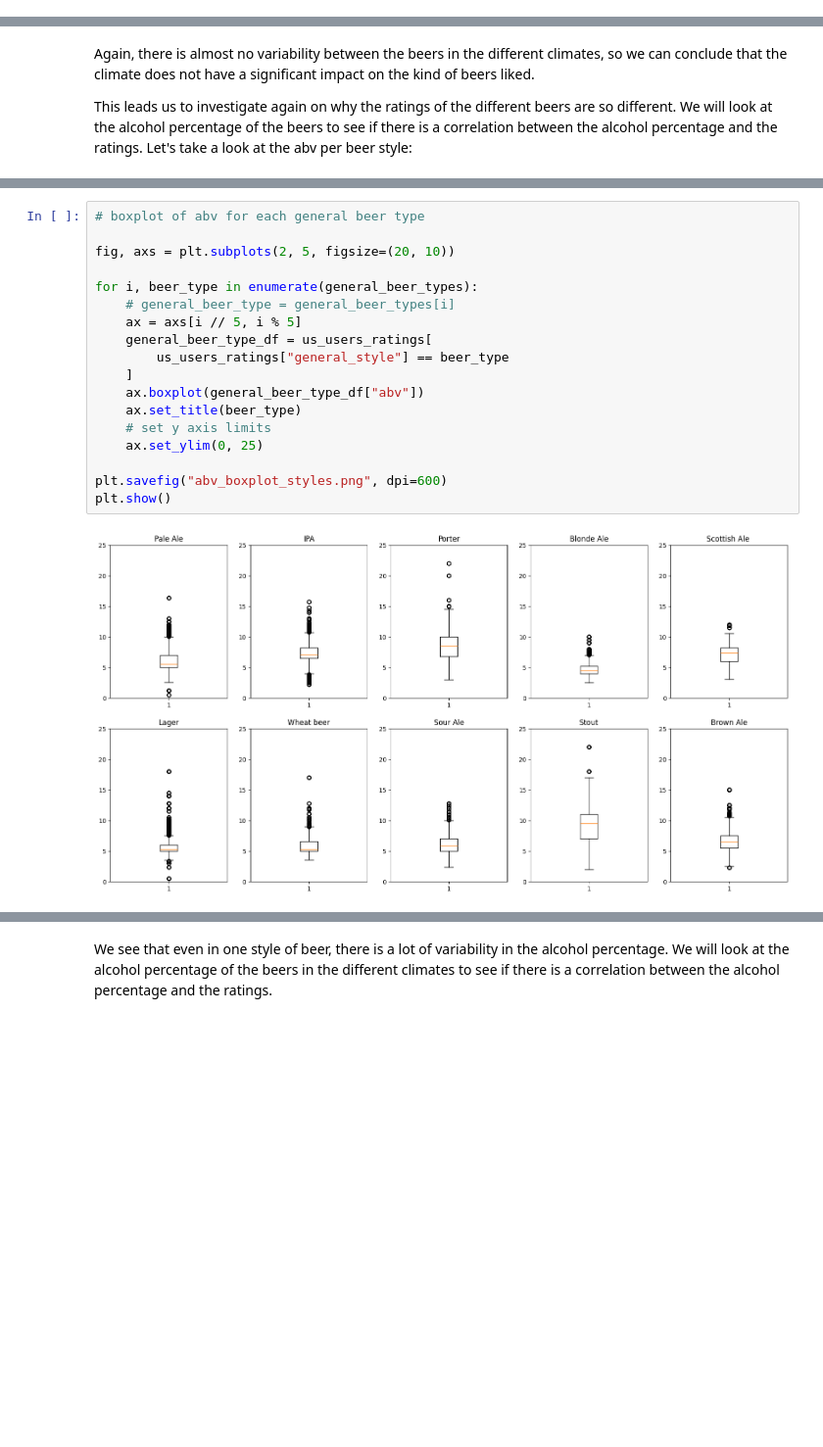
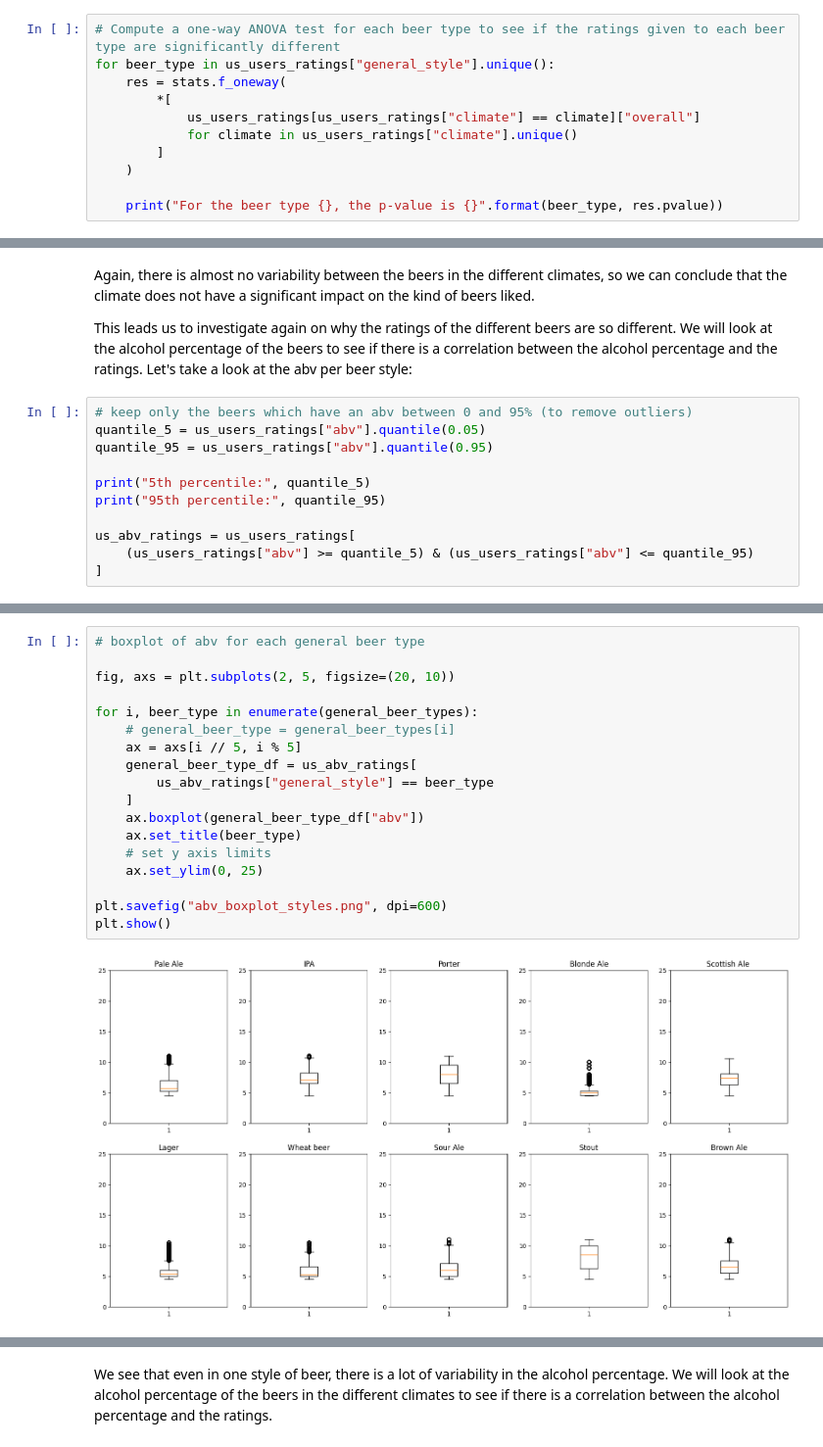
Before and after one commit to epfl-ada/ada-2023-project-riskybiscuits, a Jupyter notebook: styles_analysis.ipynb, the cells around one changed output, grey strips where cells are left out. Shown at 98% size. Saved outputs shown, nothing was run; the diff lists cells and outputs as text; blank space fills up the shorter version.

Commit message:
Added the best graph

```diff
--- a/styles_analysis.ipynb
+++ b/styles_analysis.ipynb
@@ -366,3 +366,14 @@ plt.tight_layout()
 plt.show()
 # %% [output]
 [figure]
+# %%
+# Compute a one-way ANOVA test for each beer type to see if the ratings given to each beer type are significantly different
+for beer_type in us_users_ratings["general_style"].unique():
+    res = stats.f_oneway(
+        *[
+            us_users_ratings[us_users_ratings["climate"] == climate]["overall"]
+            for climate in us_users_ratings["climate"].unique()
+        ]
+    )
+
+    print("For the beer type {}, the p-value is {}".format(beer_type, res.pvalue))
@@ -676,3 +766,14 @@ display(amount_reviews_per_climate_temperature)
 Again, there is almost no variability between the beers in the different climates, so we can conclude that the climate does not have a significant impact on the kind of beers liked.
 
 This leads us to investigate again on why the ratings of the different beers are so different. We will look at the alcohol percentage of the beers to see if there is a correlation between the alcohol percentage and the ratings. Let's take a look at the abv per beer style:
+# %%
+# keep only the beers which have an abv between 0 and 95% (to remove outliers)
+quantile_5 = us_users_ratings["abv"].quantile(0.05)
+quantile_95 = us_users_ratings["abv"].quantile(0.95)
+
+print("5th percentile:", quantile_5)
+print("95th percentile:", quantile_95)
+
+us_abv_ratings = us_users_ratings[
+    (us_users_ratings["abv"] >= quantile_5) & (us_users_ratings["abv"] <= quantile_95)
+]
@@ -679,20 +783,20 @@ This leads us to investigate again on why the ratings of the different beers are
 # %%
 # boxplot of abv for each general beer type
 
 fig, axs = plt.subplots(2, 5, figsize=(20, 10))
 
 for i, beer_type in enumerate(general_beer_types):
     # general_beer_type = general_beer_types[i]
     ax = axs[i // 5, i % 5]
-    general_beer_type_df = us_users_ratings[
-        us_users_ratings["general_style"] == beer_type
+    general_beer_type_df = us_abv_ratings[
+        us_abv_ratings["general_style"] == beer_type
     ]
     ax.boxplot(general_beer_type_df["abv"])
     ax.set_title(beer_type)
     # set y axis limits
     ax.set_ylim(0, 25)
 
 plt.savefig("abv_boxplot_styles.png", dpi=600)
 plt.show()
 # %% [output]
-[figure, old version]
+[figure, new version]
```
Also changed, not shown: parts of 10 cells of this notebook.
